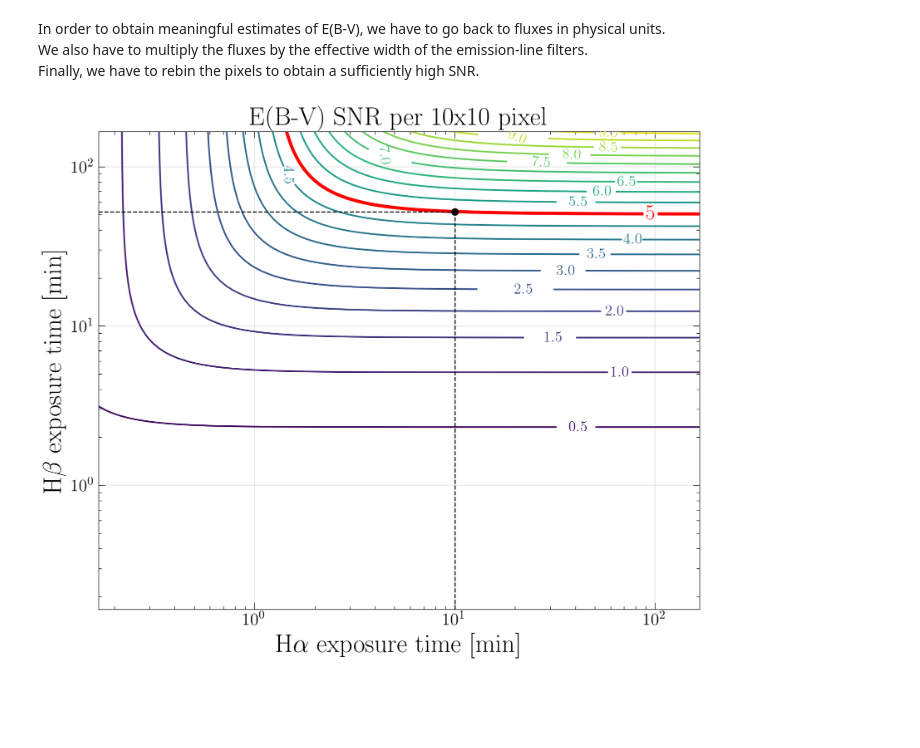
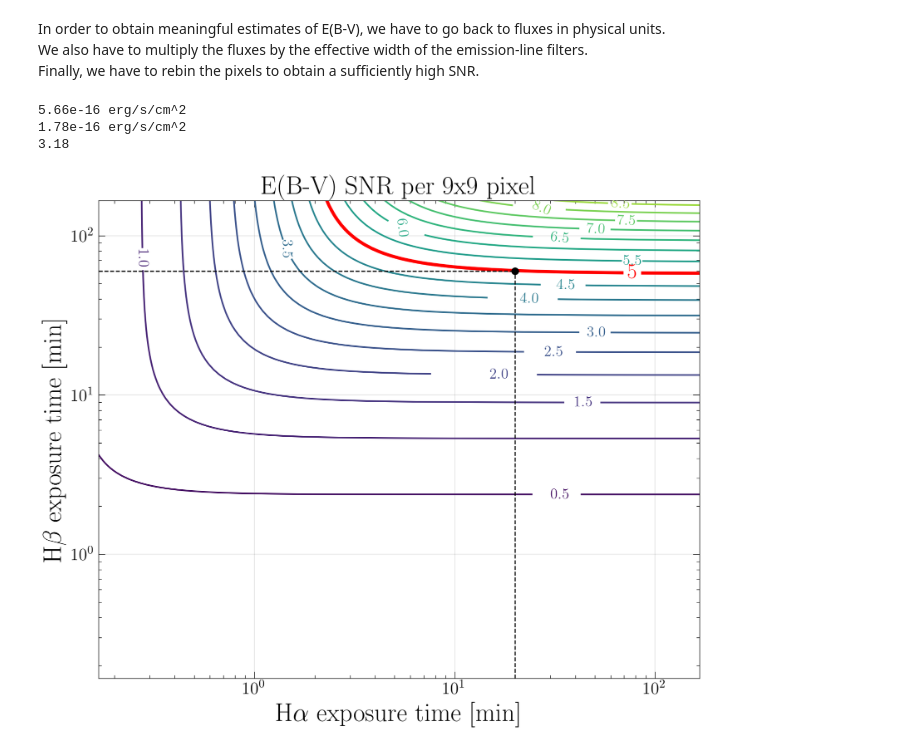
Before and after one commit to M-Bianchi/Laboratory-of-Data-Acquisition, a Jupyter notebook: 1_Calibration.ipynb, the cells around one changed output. Drawn from its saved outputs; the diff is of its cells as text; code cells hidden in the pictures; blank space fills up the shorter version.

```diff
--- a/1_Calibration.ipynb
+++ b/1_Calibration.ipynb
@@ -118,8 +118,8 @@ By multiplying $f_\lambda$ by the total area of the primary mirror, we obtain th
 By multiplying also by the bandwidth of the filter (in our case the g filter, which we assume to be uniform), we obtain the total energy collected per unit time.\
 Finally, by dividing this quantity by the average photon energy of our flux (again, assuming the filter to be uniform), we obtain an estimate of the rate of photons that are collected by our telescope.
 # %%
-f_lambda_Ha = f_lambda*2
-f_lambda_Hb = f_lambda/3
+f_lambda_Ha = f_lambda*5
+f_lambda_Hb = f_lambda
 # %%
 Aperture = 40  # in cm
 
@@ -357,13 +357,21 @@ In order to obtain meaningful estimates of E(B-V), we have to go back to fluxes
 We also have to multiply the fluxes by the effective width of the emission-line filters. \
 Finally, we have to rebin the pixels to obtain a sufficiently high SNR.
 # %%
-Rebin_new_pixel_side = 10
+Rebin_new_pixel_side = 9
 
 flux_Ha = Ne_pixel_Ha * 10**(-C_calibration_Ha) * FWHM_Ha
 flux_Hb = Ne_pixel_Hb * 10**(-C_calibration_Hb) * FWHM_Hb
 
 flux_Ha_err = Ne_pixel_Ha_err * 10**(-C_calibration_Ha) * FWHM_Ha / Rebin_new_pixel_side
 flux_Hb_err = Ne_pixel_Hb_err * 10**(-C_calibration_Hb) * FWHM_Hb / Rebin_new_pixel_side
+
+print(f'{flux_Ha:.2e} erg/s/cm^2')
+print(f'{flux_Hb:.2e} erg/s/cm^2')
+print(f'{flux_Ha/flux_Hb:.2f}')
+# %% [output]
+5.66e-16 erg/s/cm^2
+1.78e-16 erg/s/cm^2
+3.18
 # %%
 t_exposure_meshgrid_x, t_exposure_meshgrid_y = np.meshgrid(t_exposure, t_exposure)
 flux_Ha_meshgrid, flux_Hb_meshgrid = np.meshgrid(flux_Ha, flux_Hb)
@@ -376,21 +384,21 @@ EBV_Ha_Hb_SNR = EBV_Ha_Hb / EBV_Ha_Hb_err
 # %%
 cs= plt.contour(t_exposure_meshgrid_x/60, t_exposure_meshgrid_y/60, EBV_Ha_Hb_SNR,
                 levels=np.delete(np.linspace(0, 10, 21), 21//2), cmap='viridis')
 plt.clabel(cs, fontsize=14, inline_spacing=30)
 
 cs= plt.contour(t_exposure_meshgrid_x/60, t_exposure_meshgrid_y/60, EBV_Ha_Hb_SNR, levels=[5], colors='red', linewidths=3)
 plt.clabel(cs, fontsize=20, inline_spacing=30)
 
-plt.axvline(10, 0, 0.83, color='black', linestyle='--', linewidth=1)
-plt.axhline(52, 0, 0.592, color='black', linestyle='--', linewidth=1)
-plt.plot(10, 52, 'o', color='black')
+plt.axvline(20, 0, 0.85, color='black', linestyle='--', linewidth=1)
+plt.axhline(60, 0, 0.7, color='black', linestyle='--', linewidth=1)
+plt.plot(20, 60, 'o', color='black')
 
 plt.title(f'E(B-V) SNR per {Rebin_new_pixel_side}x{Rebin_new_pixel_side} pixel')
 plt.xscale('log')
 plt.yscale('log')
 plt.xlim(1e1/60, 1e4/60)
 plt.ylim(1e1/60, 1e4/60)
 plt.xlabel('H$\\alpha$ exposure time [min]')
 plt.ylabel('H$\\beta$ exposure time [min]');
 # %% [output]
-[figure, old version]
+[figure, new version]
```
Also changed, not shown: parts of 7 cells of this notebook.
